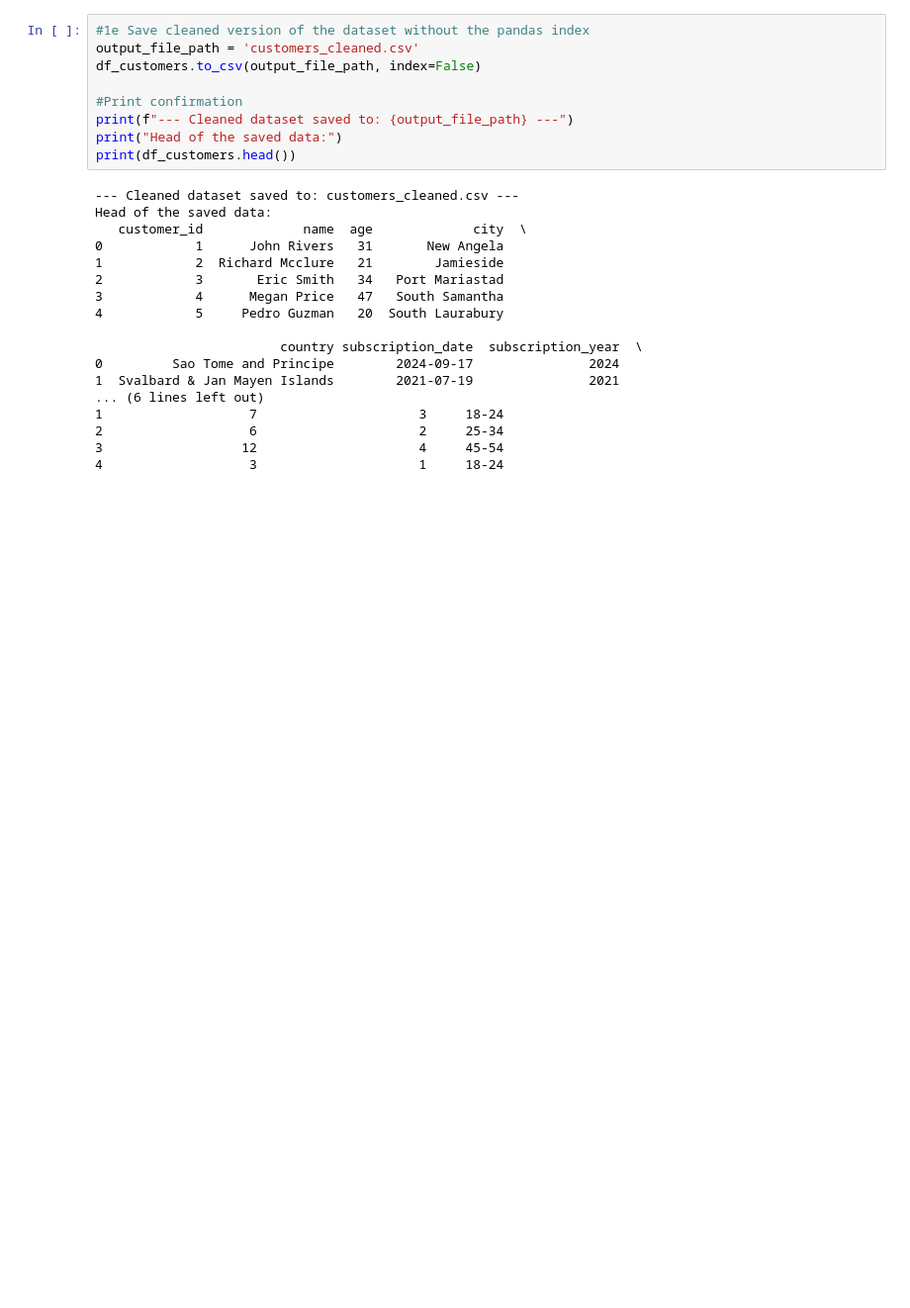
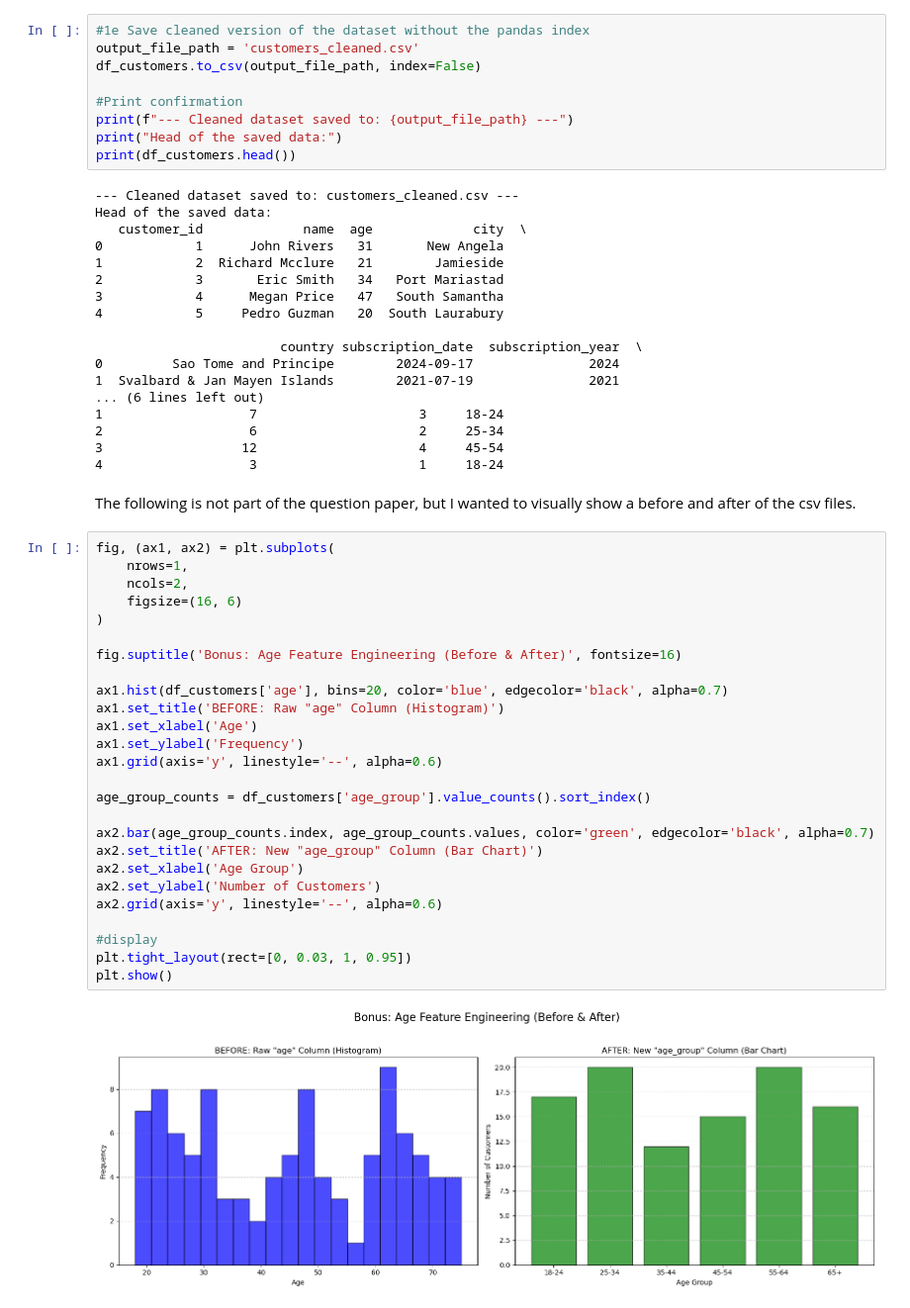
Before and after one commit to josvaEilertsen/ITPFAProject, a Jupyter notebook: Notebook.ipynb, the cells around one changed output. Shown at 99% size. Saved outputs shown, nothing was run; the diff lists cells and outputs as text; blank space fills up the shorter version.

Commit message:
A few more questions

```diff
--- a/Notebook.ipynb
+++ b/Notebook.ipynb
@@ -217,3 +217,33 @@ Head of the saved data:
 2                   6                     2     25-34
 3                  12                     4     45-54
 4                   3                     1     18-24
+# %% [markdown]
+The following is not part of the question paper, but I wanted to visually show a before and after of the csv files.
+# %%
+fig, (ax1, ax2) = plt.subplots(
+    nrows=1,
+    ncols=2,
+    figsize=(16, 6)
+)
+
+fig.suptitle('Bonus: Age Feature Engineering (Before & After)', fontsize=16)
+
+ax1.hist(df_customers['age'], bins=20, color='blue', edgecolor='black', alpha=0.7)
+ax1.set_title('BEFORE: Raw "age" Column (Histogram)')
+ax1.set_xlabel('Age')
+ax1.set_ylabel('Frequency')
+ax1.grid(axis='y', linestyle='--', alpha=0.6)
+
+age_group_counts = df_customers['age_group'].value_counts().sort_index()
+
+ax2.bar(age_group_counts.index, age_group_counts.values, color='green', edgecolor='black', alpha=0.7)
+ax2.set_title('AFTER: New "age_group" Column (Bar Chart)')
+ax2.set_xlabel('Age Group')
+ax2.set_ylabel('Number of Customers')
+ax2.grid(axis='y', linestyle='--', alpha=0.6)
+
+#display
+plt.tight_layout(rect=[0, 0.03, 1, 0.95])
+plt.show()
+# %% [output]
+[figure, added]
```
Also changed, not shown: parts of 4 cells of this notebook.
